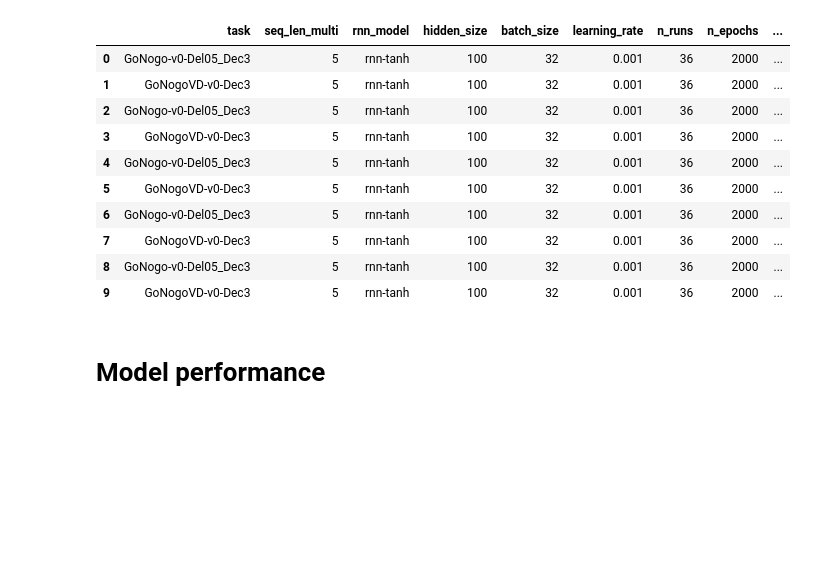
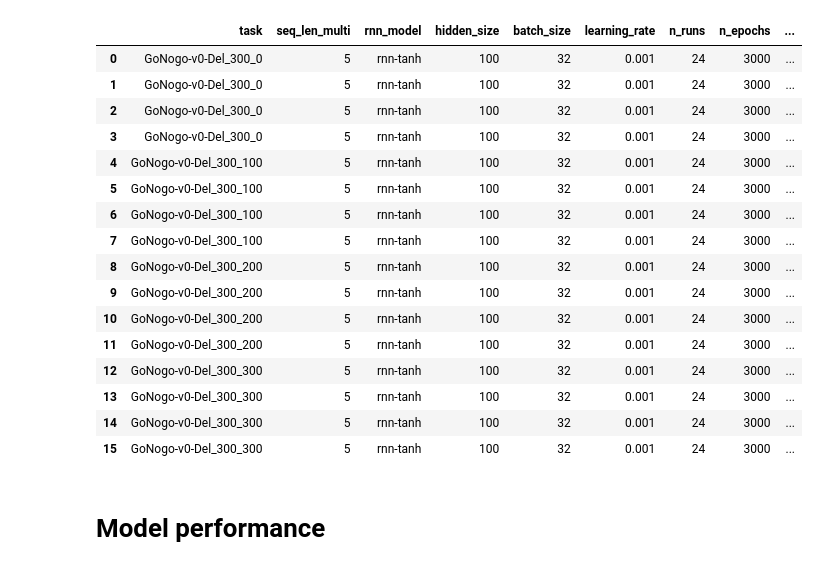
Before and after one commit to LindenParkesLab/neuro_rnn, a Jupyter notebook: scripts/results_rnn_accuracy.ipynb, the cells around one changed output. Cells and saved outputs as stored; diff of their text form; code cells hidden in the pictures; blank space fills up the shorter version.

```diff
--- a/scripts/results_rnn_accuracy.ipynb
+++ b/scripts/results_rnn_accuracy.ipynb
@@ -28,43 +28,49 @@ save_figs = False
 # %%
 # directories
 username = os.getenv('USER')
 if sys.platform == 'darwin':
     if username == 'ahmad':
         datadir = '/Users/ahmad/software/snaplab_github/neuro_rnn/data'
         modeldir = '/Users/ahmad/data/rutgers/neuro_rnn/results/pytorch/model'
         outdir = modeldir
 elif sys.platform == 'linux':
     datadir = '/home/lindenmp/research_projects/neuro_rnn/data'
     modeldir = '/media/lindenmp/storage_ssd/research_projects/neuro_rnn/results/model_cpu'
     outdir = '/home/lindenmp/research_projects/neuro_rnn/results/figs'
 
-model_params_file = os.path.join(datadir, 'model_params_gng_vd_vs_fd.csv')
+model_params_file = os.path.join(datadir, 'model_params.csv')
 model_params = utils.load_params_csv(model_params_file)
 
 # data parameters
 dt = 100
 
 # are we plotting results for all tasks in the list?
 rows_to_plot = []
 # rows_to_plot = list(np.arange(15))
-# rows_to_plot = list(np.arange(45,60))
+rows_to_plot = list(np.arange(0,16))
 # rows_to_plot = list(np.concatenate((np.arange(30),np.arange(45,60))))
 if rows_to_plot:
     model_params = model_params.iloc[rows_to_plot]
 
 model_params
 # %% [output]
 |  | task | seq_len_multi | rnn_model | hidden_size | batch_size | learning_rate | n_runs | n_epochs | ... |
-| 0 | GoNogo-v0-Del05_Dec3 | 5 | rnn-tanh | 100 | 32 | 0.001 | 36 | 2000 | ... |
-| 1 | GoNogoVD-v0-Dec3 | 5 | rnn-tanh | 100 | 32 | 0.001 | 36 | 2000 | ... |
-| 2 | GoNogo-v0-Del05_Dec3 | 5 | rnn-tanh | 100 | 32 | 0.001 | 36 | 2000 | ... |
-| 3 | GoNogoVD-v0-Dec3 | 5 | rnn-tanh | 100 | 32 | 0.001 | 36 | 2000 | ... |
-| 4 | GoNogo-v0-Del05_Dec3 | 5 | rnn-tanh | 100 | 32 | 0.001 | 36 | 2000 | ... |
-| 5 | GoNogoVD-v0-Dec3 | 5 | rnn-tanh | 100 | 32 | 0.001 | 36 | 2000 | ... |
-| 6 | GoNogo-v0-Del05_Dec3 | 5 | rnn-tanh | 100 | 32 | 0.001 | 36 | 2000 | ... |
-| 7 | GoNogoVD-v0-Dec3 | 5 | rnn-tanh | 100 | 32 | 0.001 | 36 | 2000 | ... |
-| 8 | GoNogo-v0-Del05_Dec3 | 5 | rnn-tanh | 100 | 32 | 0.001 | 36 | 2000 | ... |
-| 9 | GoNogoVD-v0-Dec3 | 5 | rnn-tanh | 100 | 32 | 0.001 | 36 | 2000 | ... |
+| 0 | GoNogo-v0-Del_300_0 | 5 | rnn-tanh | 100 | 32 | 0.001 | 24 | 3000 | ... |
+| 1 | GoNogo-v0-Del_300_0 | 5 | rnn-tanh | 100 | 32 | 0.001 | 24 | 3000 | ... |
+| 2 | GoNogo-v0-Del_300_0 | 5 | rnn-tanh | 100 | 32 | 0.001 | 24 | 3000 | ... |
+| 3 | GoNogo-v0-Del_300_0 | 5 | rnn-tanh | 100 | 32 | 0.001 | 24 | 3000 | ... |
+| 4 | GoNogo-v0-Del_300_100 | 5 | rnn-tanh | 100 | 32 | 0.001 | 24 | 3000 | ... |
+| 5 | GoNogo-v0-Del_300_100 | 5 | rnn-tanh | 100 | 32 | 0.001 | 24 | 3000 | ... |
+| 6 | GoNogo-v0-Del_300_100 | 5 | rnn-tanh | 100 | 32 | 0.001 | 24 | 3000 | ... |
+| 7 | GoNogo-v0-Del_300_100 | 5 | rnn-tanh | 100 | 32 | 0.001 | 24 | 3000 | ... |
+| 8 | GoNogo-v0-Del_300_200 | 5 | rnn-tanh | 100 | 32 | 0.001 | 24 | 3000 | ... |
+| 9 | GoNogo-v0-Del_300_200 | 5 | rnn-tanh | 100 | 32 | 0.001 | 24 | 3000 | ... |
+| 10 | GoNogo-v0-Del_300_200 | 5 | rnn-tanh | 100 | 32 | 0.001 | 24 | 3000 | ... |
+| 11 | GoNogo-v0-Del_300_200 | 5 | rnn-tanh | 100 | 32 | 0.001 | 24 | 3000 | ... |
+| 12 | GoNogo-v0-Del_300_300 | 5 | rnn-tanh | 100 | 32 | 0.001 | 24 | 3000 | ... |
+| 13 | GoNogo-v0-Del_300_300 | 5 | rnn-tanh | 100 | 32 | 0.001 | 24 | 3000 | ... |
+| 14 | GoNogo-v0-Del_300_300 | 5 | rnn-tanh | 100 | 32 | 0.001 | 24 | 3000 | ... |
+| 15 | GoNogo-v0-Del_300_300 | 5 | rnn-tanh | 100 | 32 | 0.001 | 24 | 3000 | ... |
 # %% [markdown]
 # Model performance
 # %%
```
Also changed, not shown: parts of 1 cell of this notebook, 5 other files.
